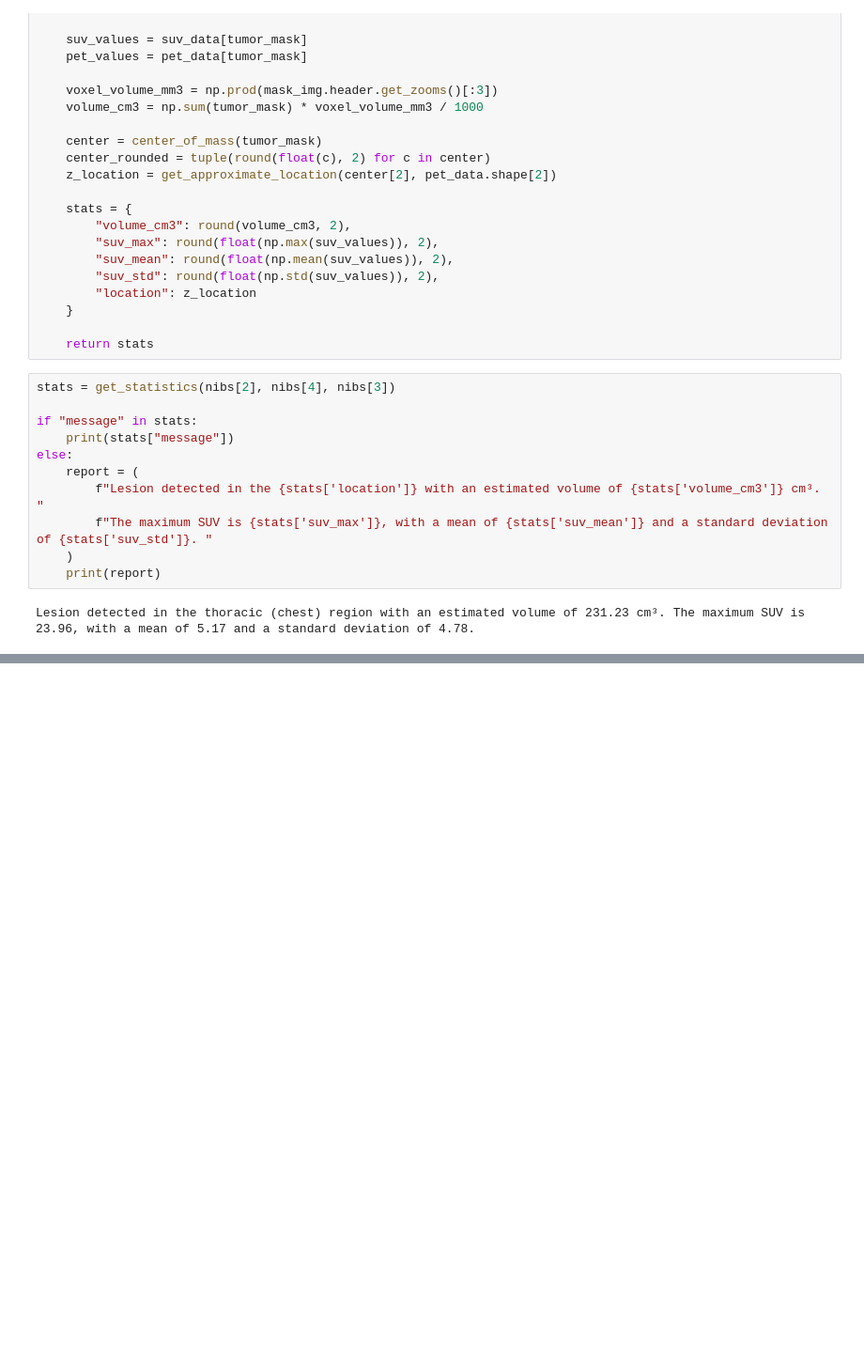
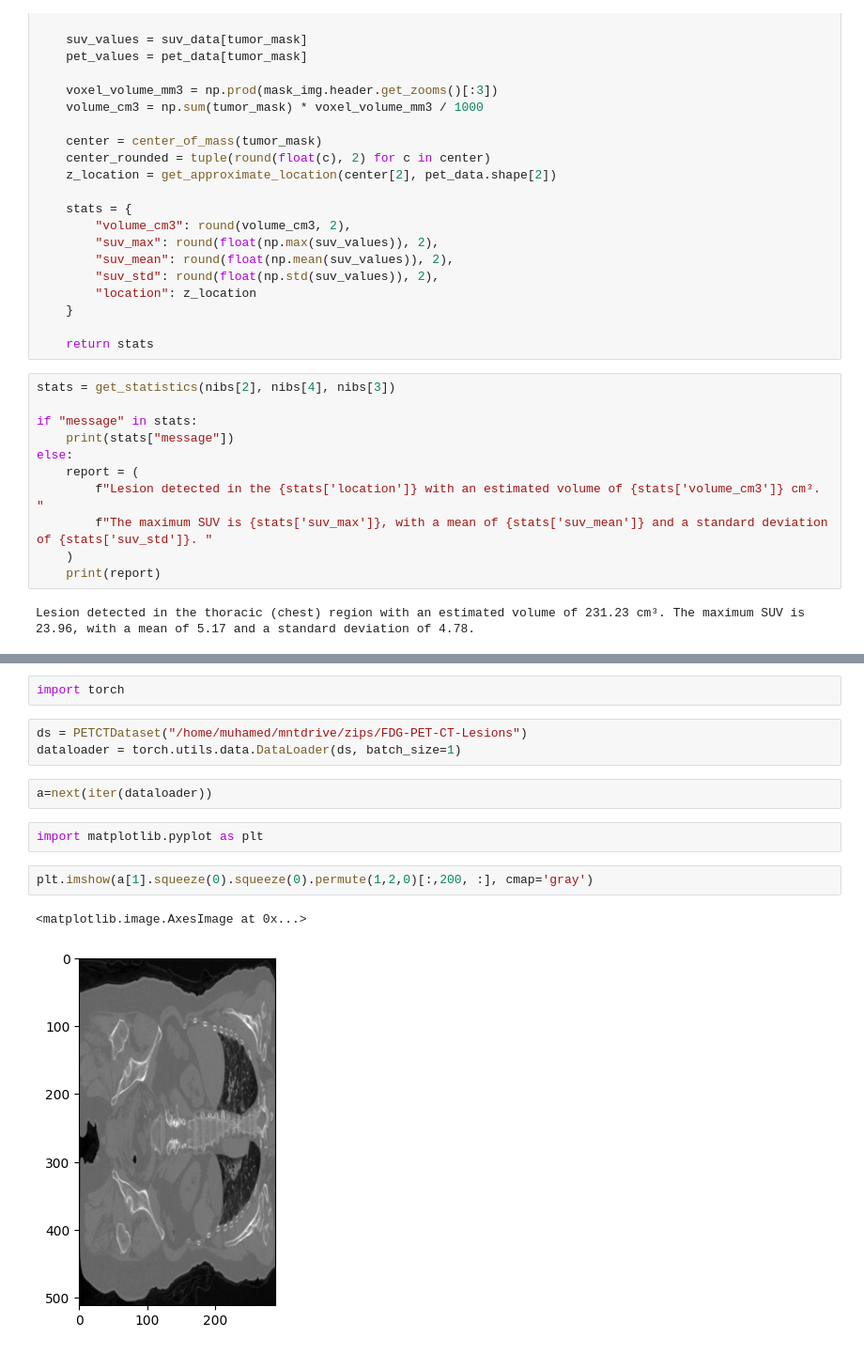
Before and after one commit to MohamedAlaaAli/petctUnet, a Jupyter notebook: research/01_vis.ipynb, the cells around one changed output, grey strips where cells are left out. Shown: that part at 94% size. Drawn from its saved outputs; the diff is of its cells as text; blank space fills up the shorter version.

Commit message:
fix data issue

```diff
--- a/research/01_vis.ipynb
+++ b/research/01_vis.ipynb
@@ -317,0 +334,14 @@ Lesion detected in the thoracic (chest) region with an estimated volume of 231.2
+# %%
+import torch
+# %%
+ds = PETCTDataset("/home/muhamed/mntdrive/zips/FDG-PET-CT-Lesions")
+dataloader = torch.utils.data.DataLoader(ds, batch_size=1)
+# %%
+a=next(iter(dataloader))
+# %%
+import matplotlib.pyplot as plt
+# %%
+plt.imshow(a[1].squeeze(0).squeeze(0).permute(1,2,0)[:,200, :], cmap='gray')
+# %% [output]
+<matplotlib.image.AxesImage at 0x...>
+[figure, added]
```
Also changed, not shown: parts of 8 cells of this notebook, 2 other files.
